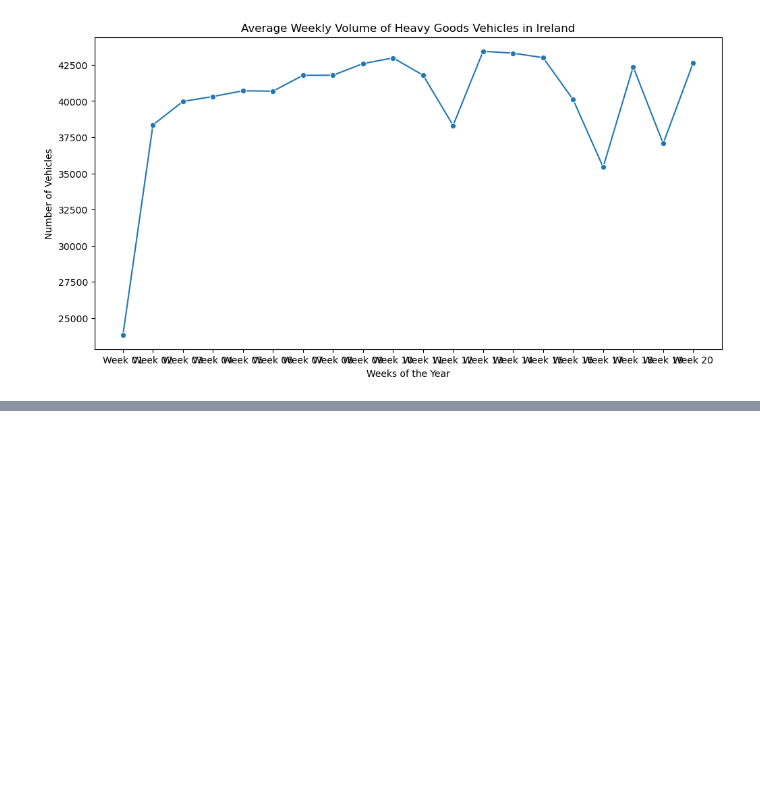
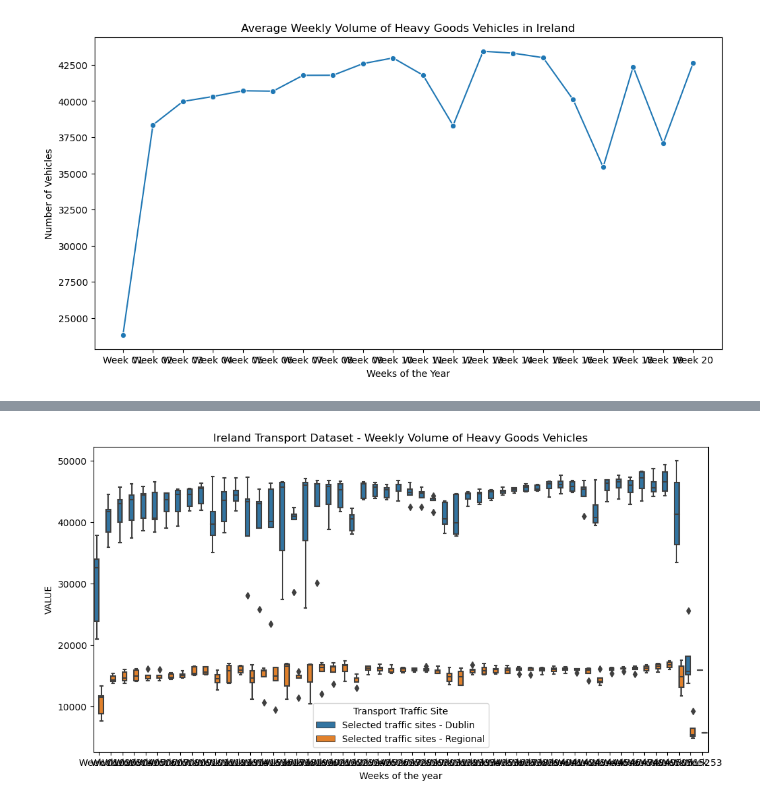
Before and after one commit to SyedAsadAilia110/CA2, a Jupyter notebook: CA02-Coding New.ipynb, the cells around one changed output, grey strips where cells are left out. Drawn from its saved outputs; the diff is of its cells as text; code cells hidden in the pictures; blank space fills up the shorter version.

Commit message:
Add files via upload
Doing Descriptive Statistics

```diff
--- a/CA02-Coding New.ipynb
+++ b/CA02-Coding New.ipynb
@@ -247,0 +252,34 @@ plt.show()
+# %%
+# Load Ireland dataset
+ireland_data = pd.read_csv('C:/Users/Ycomputer/Downloads/SAA-1009/Datasets/ireland.csv')
+
+# Load Switzerland dataset
+switzerland_data = pd.read_csv('C:/Users/Ycomputer/Downloads/SAA-1009/Datasets/switzerland dataset.csv')
+
+# Display summary statistics for Ireland dataset
+ireland_stats = ireland_data.describe()
+
+# Display summary statistics for Switzerland dataset
+switzerland_stats = switzerland_data.describe()
+
+# Calculate additional statistics for Ireland dataset
+ireland_mean = ireland_data['VALUE'].mean()
+ireland_mode = ireland_data['VALUE'].mode()[0]
+ireland_median = ireland_data['VALUE'].median()
+
+# Calculate additional statistics for Switzerland dataset
+# Note: Some statistics may not be applicable to categorical data like 'halt_kurz'
+switzerland_mean = switzerland_data['halt_id'].mean()
+switzerland_mode = switzerland_data['halt_id'].mode()[0]
+switzerland_median = switzerland_data['halt_id'].median()
+
+# Display calculated statistics
+print("\nAdditional Statistics for Ireland Dataset:")
+print(f"Mean: {ireland_mean}")
+print(f"Mode: {ireland_mode}")
+print(f"Median: {ireland_median}")
+
+print("\nAdditional Statistics for Switzerland Dataset:")
+print(f"Mean: {switzerland_mean}")
+print(f"Mode: {switzerland_mode}")
+print(f"Median: {switzerland_median}")
@@ -247,0 +296,8 @@ plt.show()
+# %%
+# Visualize Ireland dataset attributes
+plt.figure(figsize=(12, 6))
+sns.boxplot(x='Weeks of the year', y='VALUE', hue='Transport Traffic Site', data=ireland_data)
+plt.title('Ireland Transport Dataset - Weekly Volume of Heavy Goods Vehicles')
+plt.show()
+# %% [output]
+[figure, added]
```
Also changed, not shown: parts of 4 cells of this notebook.
